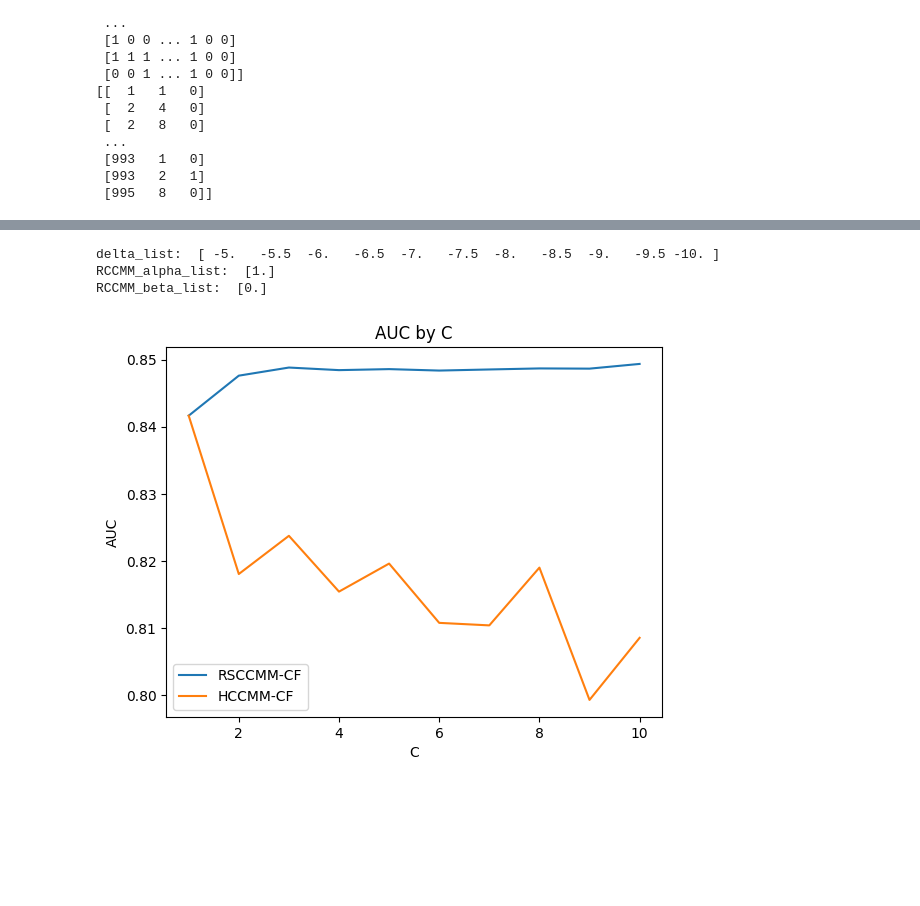
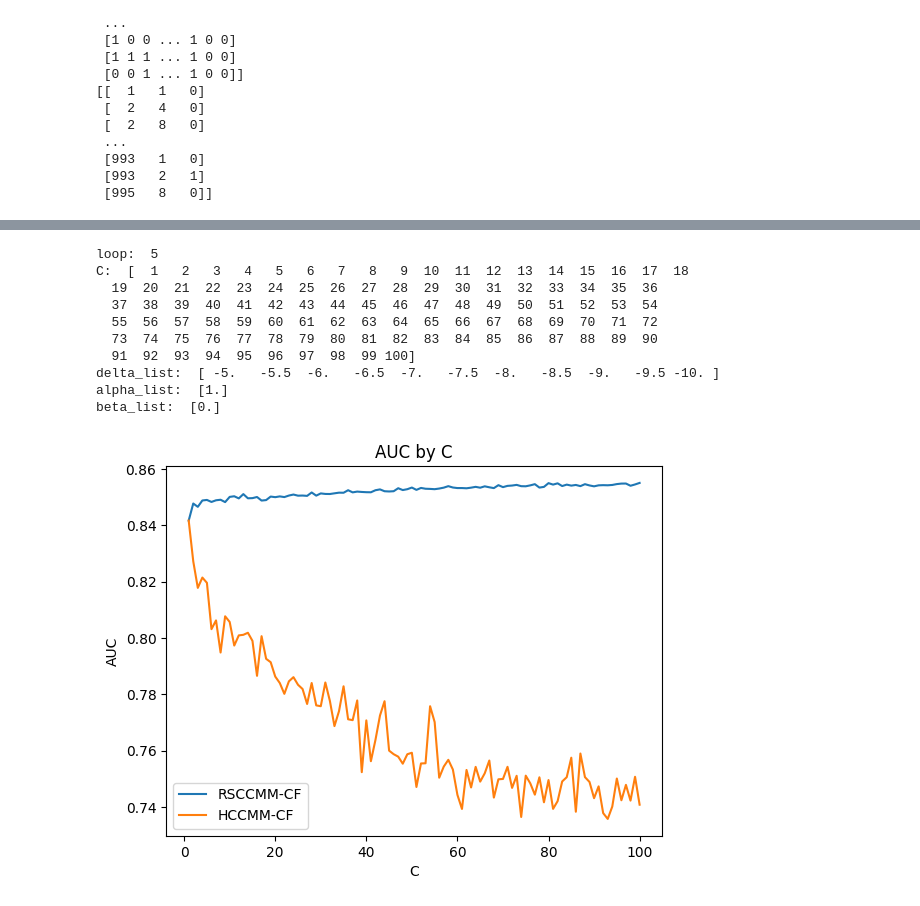
Before and after one commit to kimisuke0503/colab-research, a Jupyter notebook: needs_scan_panel/needs_RSCCMM_CF_compare.ipynb, the cells around one changed output, grey strips where cells are left out. Cells and saved outputs as stored; diff of their text form; code cells hidden in the pictures; blank space fills up the shorter version.

```diff
--- a/needs_scan_panel/needs_RSCCMM_CF_compare.ipynb
+++ b/needs_scan_panel/needs_RSCCMM_CF_compare.ipynb
@@ -188,8 +190,10 @@ print(RCCMM_CF_AUC_AVE(10, test_needs, X_needs, 30, 1.2, -5))
 # %%
 # 共通設定
-name = "NEEDS_RSCCMM_RCCMM_compare"
-roop = 10
-x_C = np.arange(1,11,1)
+name = "needs_RSCCMM_HCCMM_compare"
+loop = 5
+print("loop: ", loop)
+x_C = np.arange(1,101,1)
+print("C: ", x_C)
 output_rows = []
 output = [x_C.tolist()]
 
@@ -197,6 +201,7 @@ output = [x_C.tolist()]
 # RSCCMM-CFの設定
 y_RSCCMM_auc_ave = []
 delta_list = np.arange(-5, -10.1, -0.5)
+print("delta_list: ", delta_list)
 output_rows.append(["", ', '.join(map(str, x_C)), "auc", ', '.join(map(str, delta_list)), "無し"])
 
 # 実行
@@ -204,7 +209,7 @@ for c in x_C:
   auc_ave_latest = 0
   delta_ = 0
   for delta in delta_list:
-    auc_ave = RSCCMM_CF_AUC_AVE(roop, test_needs, X_needs, c, delta)
+    auc_ave = RSCCMM_CF_AUC_AVE(loop, test_needs, X_needs, c, delta)
     if auc_ave > auc_ave_latest:
       auc_ave_latest = auc_ave
       delta_ = delta
@@ -221,6 +226,9 @@ y_RCCMM_auc_ave = []
 # RCCMM_beta_list = np.arange(0,-10,-1)
 RCCMM_alpha_list = np.array([1.0])
 RCCMM_beta_list = np.array([0.0])
+print("alpha_list: ", RCCMM_alpha_list)
+print("beta_list: ", RCCMM_beta_list)
+
 output_rows.append(["", ', '.join(map(str, x_C)), "auc", ', '.join(map(str, RCCMM_alpha_list)), ', '.join(map(str, RCCMM_beta_list))])
 
 # 実行
@@ -230,7 +238,7 @@ for c in x_C:
   beta_ = 0
   for alpha in RCCMM_alpha_list:
     for beta in RCCMM_beta_list:
-      ave, ave_ = RCCMM_CF_AUC_AVE(roop, test_needs, X_needs, c, alpha, beta)
+      ave, ave_ = RCCMM_CF_AUC_AVE(loop, test_needs, X_needs, c, alpha, beta)
       if ave > auc_ave:
         auc_ave = ave
         alpha_ = alpha
@@ -238,35 +246,42 @@ for c in x_C:
 
   output_rows.append(["HCCMM-CF", c, auc_ave, alpha_, beta_])
   y_RCCMM_auc_ave.append(auc_ave)
 
 output.append(y_RCCMM_auc_ave)
 
 plt.plot(x_C, y_RSCCMM_auc_ave, label="RSCCMM-CF")
 # plt.plot(x_C, y_RCCMM_auc_ave, label="RCCMM-CF")
 plt.plot(x_C, y_RCCMM_auc_ave, label="HCCMM-CF")
 #plt.xticks(x_C, x_C)
 plt.legend()
 plt.title('AUC by C')
 plt.xlabel('C')
 plt.ylabel('AUC')
 #plt.grid(True)
 plt.savefig(f"{name}.png", format="png", dpi=300)
 
 #csv出力
 with open(f'{name}.csv', 'wt', encoding='utf-8', newline='') as fout:
     writer = csv.writer(fout)
     writer.writerows(output)
 
 output_info = [["手法", "クラスター数", "AUC", "パラメータ1", "パラメータ2"]]
 for row in output_rows:
   output_info.append(row)
 with open(f'{name}_info.csv', 'wt', encoding='utf-8', newline='') as fout:
     writer = csv.writer(fout)
     writer.writerows(output_info)
 # %% [output]
+loop:  5
+C:  [  1   2   3   4   5   6   7   8   9  10  11  12  13  14  15  16  17  18
+  19  20  21  22  23  24  25  26  27  28  29  30  31  32  33  34  35  36
+  37  38  39  40  41  42  43  44  45  46  47  48  49  50  51  52  53  54
+  55  56  57  58  59  60  61  62  63  64  65  66  67  68  69  70  71  72
+  73  74  75  76  77  78  79  80  81  82  83  84  85  86  87  88  89  90
+  91  92  93  94  95  96  97  98  99 100]
 delta_list:  [ -5.   -5.5  -6.   -6.5  -7.   -7.5  -8.   -8.5  -9.   -9.5 -10. ]
-RCCMM_alpha_list:  [1.]
-RCCMM_beta_list:  [0.]
+alpha_list:  [1.]
+beta_list:  [0.]
-[figure, old version]
+[figure, new version]
 # %%
 #再現
```
Also changed, not shown: parts of 4 cells of this notebook.
